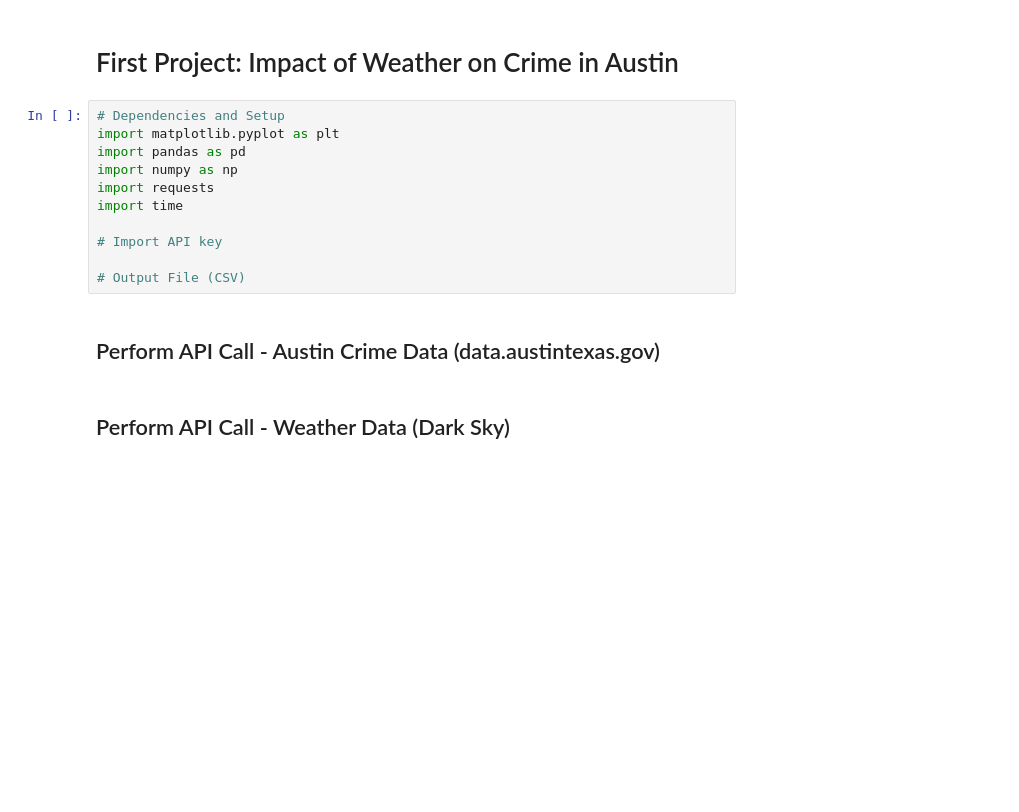
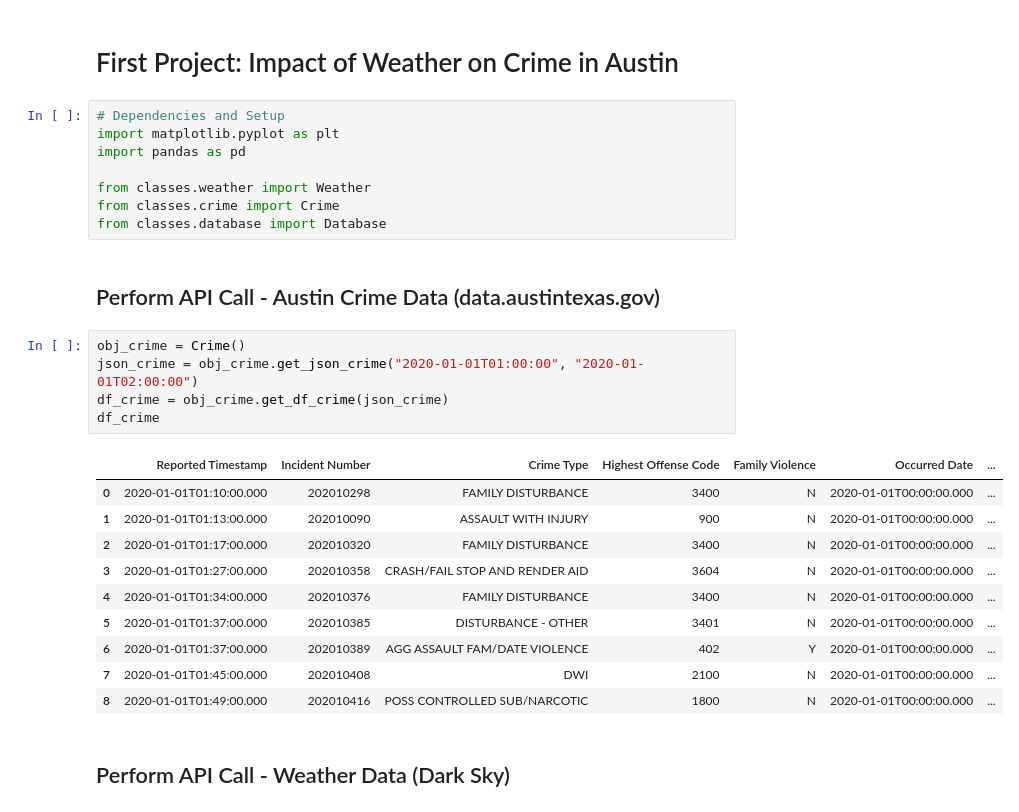
Before and after one commit to eanord4/First-Project, a Jupyter notebook: first-project.ipynb, the cells around one changed output. Drawn from its saved outputs; the diff is of its cells as text; blank space fills up the shorter version.

```diff
--- a/first-project.ipynb
+++ b/first-project.ipynb
@@ -4,14 +4,27 @@
 # Dependencies and Setup
 import matplotlib.pyplot as plt
 import pandas as pd
-import numpy as np
-import requests
-import time
 
-# Import API key
-
-# Output File (CSV)
+from classes.weather import Weather
+from classes.crime import Crime
+from classes.database import Database
 # %% [markdown]
 ## Perform API Call - Austin Crime Data (data.austintexas.gov)
+# %%
+obj_crime = Crime()
+json_crime = obj_crime.get_json_crime("2020-01-01T01:00:00", "2020-01-01T02:00:00")
+df_crime = obj_crime.get_df_crime(json_crime)
+df_crime
+# %% [output]
+|  | Reported Timestamp | Incident Number | Crime Type | Highest Offense Code | Family Violence | Occurred Date | ... |
+| 0 | 2020-01-01T01:10:00.000 | 202010298 | FAMILY DISTURBANCE | 3400 | N | 2020-01-01T00:00:00.000 | ... |
+| 1 | 2020-01-01T01:13:00.000 | 202010090 | ASSAULT WITH INJURY | 900 | N | 2020-01-01T00:00:00.000 | ... |
+| 2 | 2020-01-01T01:17:00.000 | 202010320 | FAMILY DISTURBANCE | 3400 | N | 2020-01-01T00:00:00.000 | ... |
+| 3 | 2020-01-01T01:27:00.000 | 202010358 | CRASH/FAIL STOP AND RENDER AID | 3604 | N | 2020-01-01T00:00:00.000 | ... |
+| 4 | 2020-01-01T01:34:00.000 | 202010376 | FAMILY DISTURBANCE | 3400 | N | 2020-01-01T00:00:00.000 | ... |
+| 5 | 2020-01-01T01:37:00.000 | 202010385 | DISTURBANCE - OTHER | 3401 | N | 2020-01-01T00:00:00.000 | ... |
+| 6 | 2020-01-01T01:37:00.000 | 202010389 | AGG ASSAULT FAM/DATE VIOLENCE | 402 | Y | 2020-01-01T00:00:00.000 | ... |
+| 7 | 2020-01-01T01:45:00.000 | 202010408 | DWI | 2100 | N | 2020-01-01T00:00:00.000 | ... |
+| 8 | 2020-01-01T01:49:00.000 | 202010416 | POSS CONTROLLED SUB/NARCOTIC | 1800 | N | 2020-01-01T00:00:00.000 | ... |
 # %% [markdown]
 ## Perform API Call - Weather Data (Dark Sky)
```
Also changed, not shown: parts of 6 cells of this notebook, 2 other files.
